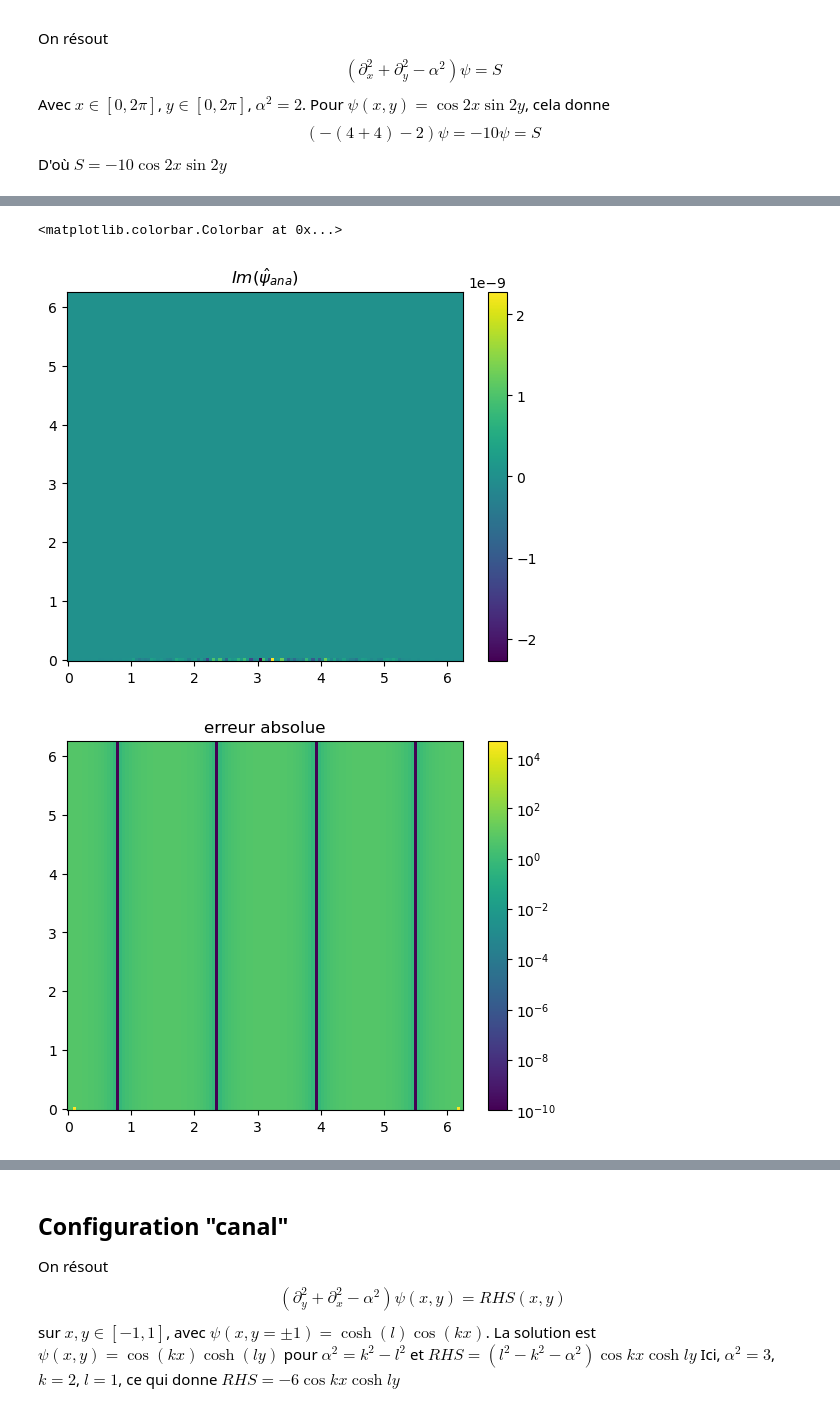
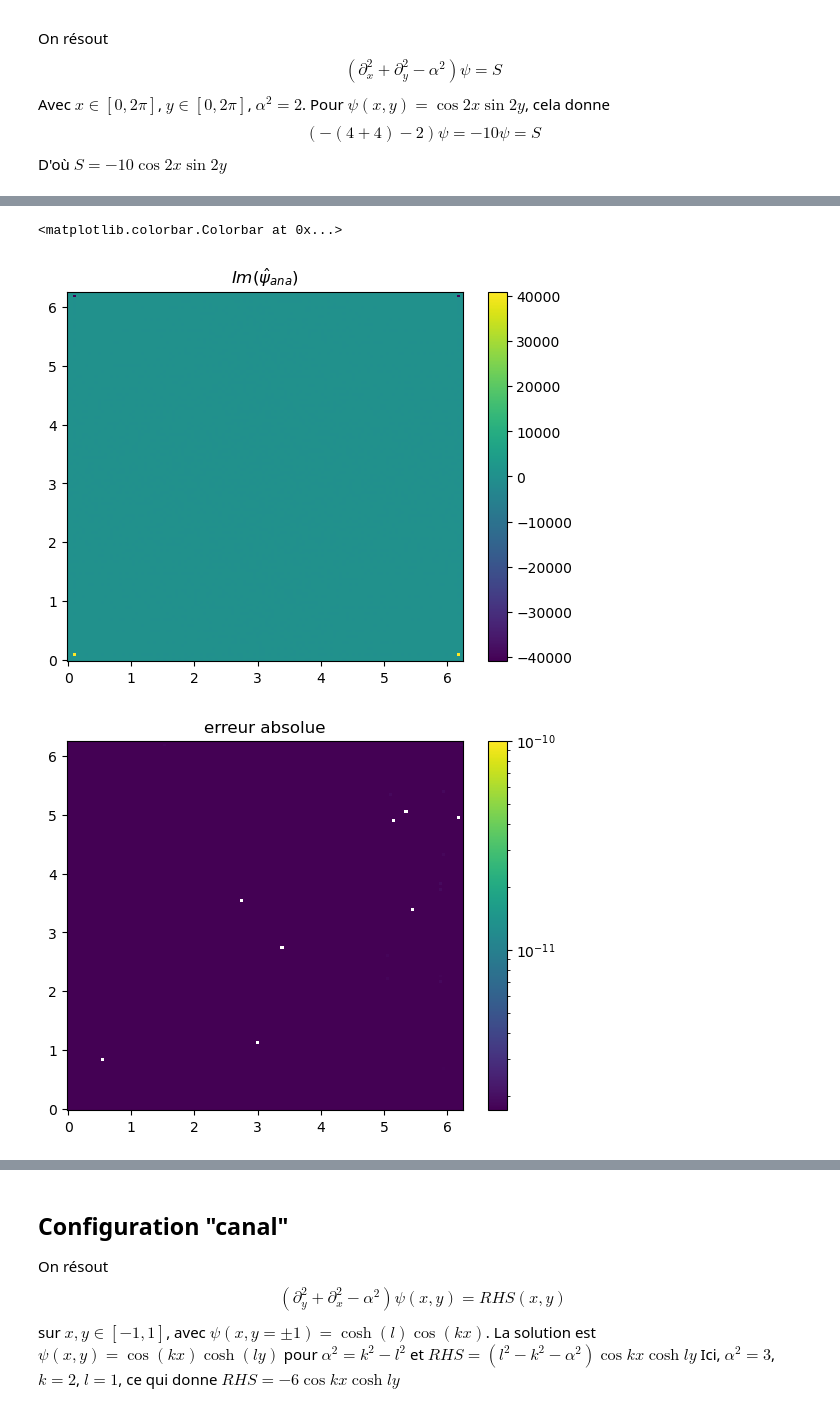
Before and after one commit to personne30003/pyTQG, a Jupyter notebook: Tests_notebooks/EllipticSolver_test.ipynb, the cells around one changed output, grey strips where cells are left out. Saved outputs shown, nothing was run; the diff lists cells and outputs as text; code cells hidden in the pictures.

```diff
--- a/Tests_notebooks/EllipticSolver_test.ipynb
+++ b/Tests_notebooks/EllipticSolver_test.ipynb
@@ -38,11 +38,20 @@ D'où $S = -10\cos{2x}\sin{2y}$
 Nx = 128
 Ny = 128
 
-x = np.linspace(0.0, 2.0*np.pi, Nx, endpoint = False)
-y = np.linspace(0.0, 2.0*np.pi, Ny, endpoint = False)
+x_inf = 0.0
+y_inf = 0.0
 
-print(f"x_inf = {x[0]}, x_sup = {x[-1]}")
-print(f"y_inf = {y[0]}, y_sup = {y[-1]}")
+x_sup = 2.0*np.pi
+y_sup = 2.0*np.pi
+
+
+x = np.linspace(x_inf, x_sup, Nx, endpoint = False)
+y = np.linspace(y_inf, x_sup, Ny, endpoint = False)
+
+
+
+print(f"x_inf = {x_inf}, x_sup = {x_sup}")
+print(f"y_inf = {y_inf}, y_sup = {y_sup}")
 
 X, Y = np.meshgrid(x, y, indexing= 'ij')
 
@@ -53,13 +62,13 @@ l=2.0
 #rhs = -6.0*np.cos(2.0*X)
 
 alpha2 = 2.0
-#rhs = (-k**2-l**2-alpha2)*np.cos(k*X)*np.sin(l*Y)
-#sol_ana = np.cos(k*X)*np.sin(l*Y)
-rhs = (-k**2-alpha2)*np.cos(k*X)
-sol_ana = np.cos(k*X)
+rhs = (-k**2-l**2-alpha2)*np.cos(k*X)*np.sin(l*Y)
+sol_ana = np.cos(k*X)*np.sin(l*Y)
+#rhs = (-k**2-alpha2)*np.cos(k*X)
+#sol_ana = np.cos(k*X)
 
 
-Fourier_solver = HelmholtzBiperiodic.HelmholtzBiperiodic(Nx, Ny, x_bounds = (x[0], x[-1]), y_bounds = (y[0], y[-1]), alpha2 = alpha2)
+Fourier_solver = HelmholtzBiperiodic.HelmholtzBiperiodic(Nx, Ny, x_bounds = (x_inf, x_sup), y_bounds = (y_inf, y_sup), alpha2 = alpha2)
 sol_num = Fourier_solver.Solve(rhs)
 
 fig = plt.figure()
@@ -107,22 +114,25 @@ kx = [  0.           1.01581003   2.03162006   3.04743009   4.06324013
 # %%
 import scipy
 
-dx = 2.0*np.pi/Nx
-dy = 2.0*np.pi/Ny
-kx = 2.0*np.pi*scipy.fft.fftfreq(Ny, d = dx)
+dx = 2.0*np.pi/(Nx)
+dy = 2.0*np.pi/(Ny)
+
+#dx = x[1] - x[0]
+#dy = y[1] - y[0]
+kx = 2.0*np.pi*scipy.fft.fftfreq(Nx, d = dx)
 ky = 2.0*np.pi*scipy.fft.fftfreq(Ny, d = dy)
 
 KX, KY = np.meshgrid(kx, ky, indexing = 'ij')
 
-KX2 = -KX**2
-KY2 = -KY**2
+KX2 = KX**2
+KY2 = KY**2
 
 
 print(f"kx = {kx}")
 print(f"ky  = {ky}")
 sol_ana_hat = scipy.fft.fft2(sol_ana)
 #print(f"Sol_ana_hat = {sol_ana_hat}")
-rhs_hat = (KX2+KY2-alpha2)*sol_ana_hat
+rhs_hat = -(KX2+KY2+alpha2)*sol_ana_hat
 rhs_real = scipy.fft.ifft2(rhs_hat).real
 
 ax=plt.axes()
@@ -135,7 +145,8 @@ print(f"rhs_real = {rhs_real}")
 print(f"rhs = {rhs}")
 fig = plt.figure()
 ax=plt.axes()
-err_rhs = np.abs(rhs_hat - rhs_real)
+err_rhs = np.abs(rhs - rhs_real)
+print(f"err_rhs = {err_rhs}")
 ax.set_title("erreur absolue")
 cf = ax.pcolormesh(X, Y, err_rhs, norm=colors.LogNorm(vmin=1.0e-10, vmax=err_rhs.max()))
 fig.colorbar(cf, ax=ax)
@@ -160,6 +171,6 @@ ky  = [  0.   1.   2.   3.   4.   5.   6.   7.   8.   9.  10.  11.  12.  13.
 <matplotlib.colorbar.Colorbar at 0x...>
-[figure, old version]
+[figure, new version]
-[figure, old version]
+[figure, new version]
 # %%
 sol_ana_hat
 # %% [output]
```
Also changed, not shown: parts of 4 cells of this notebook, 8 other files.
